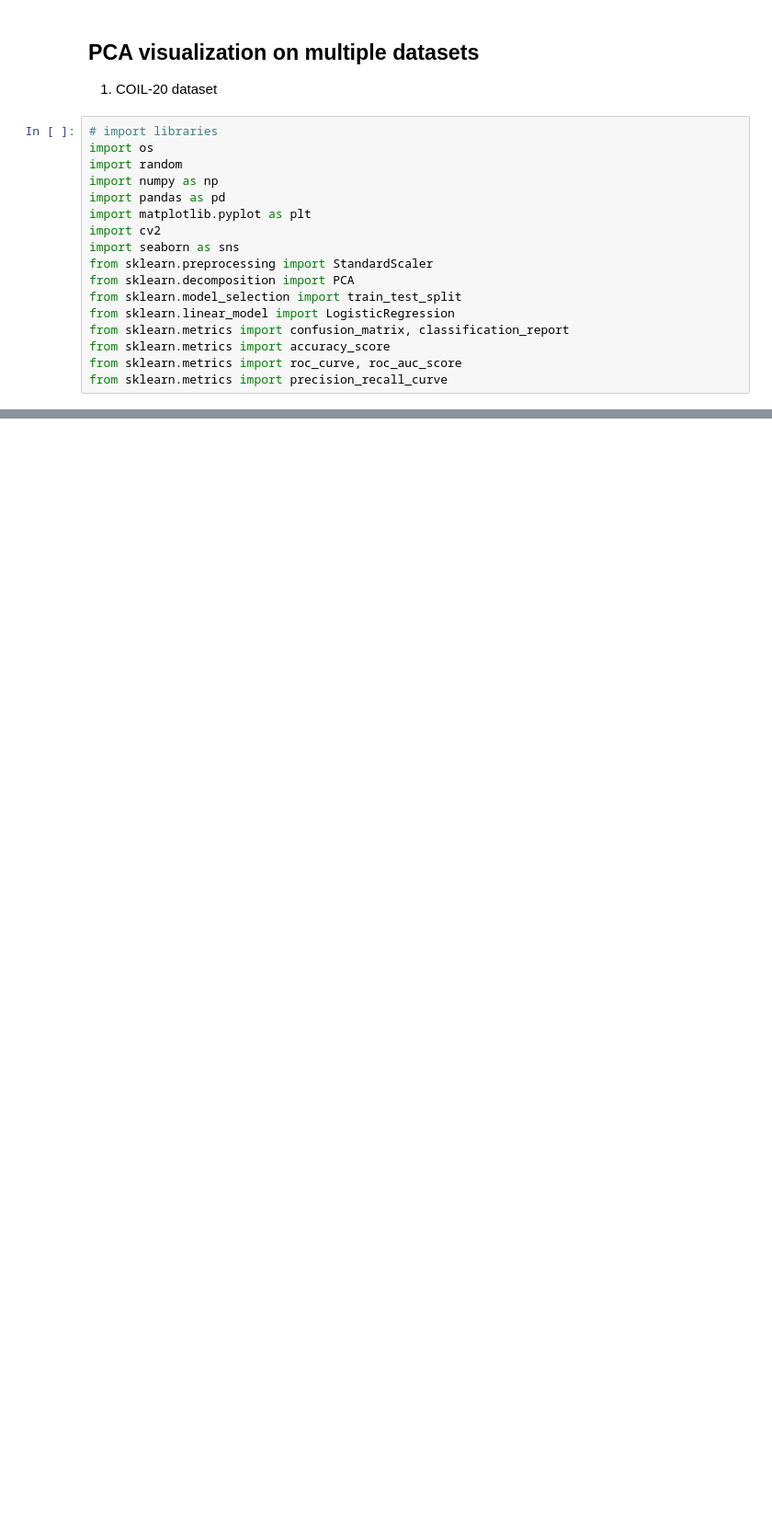
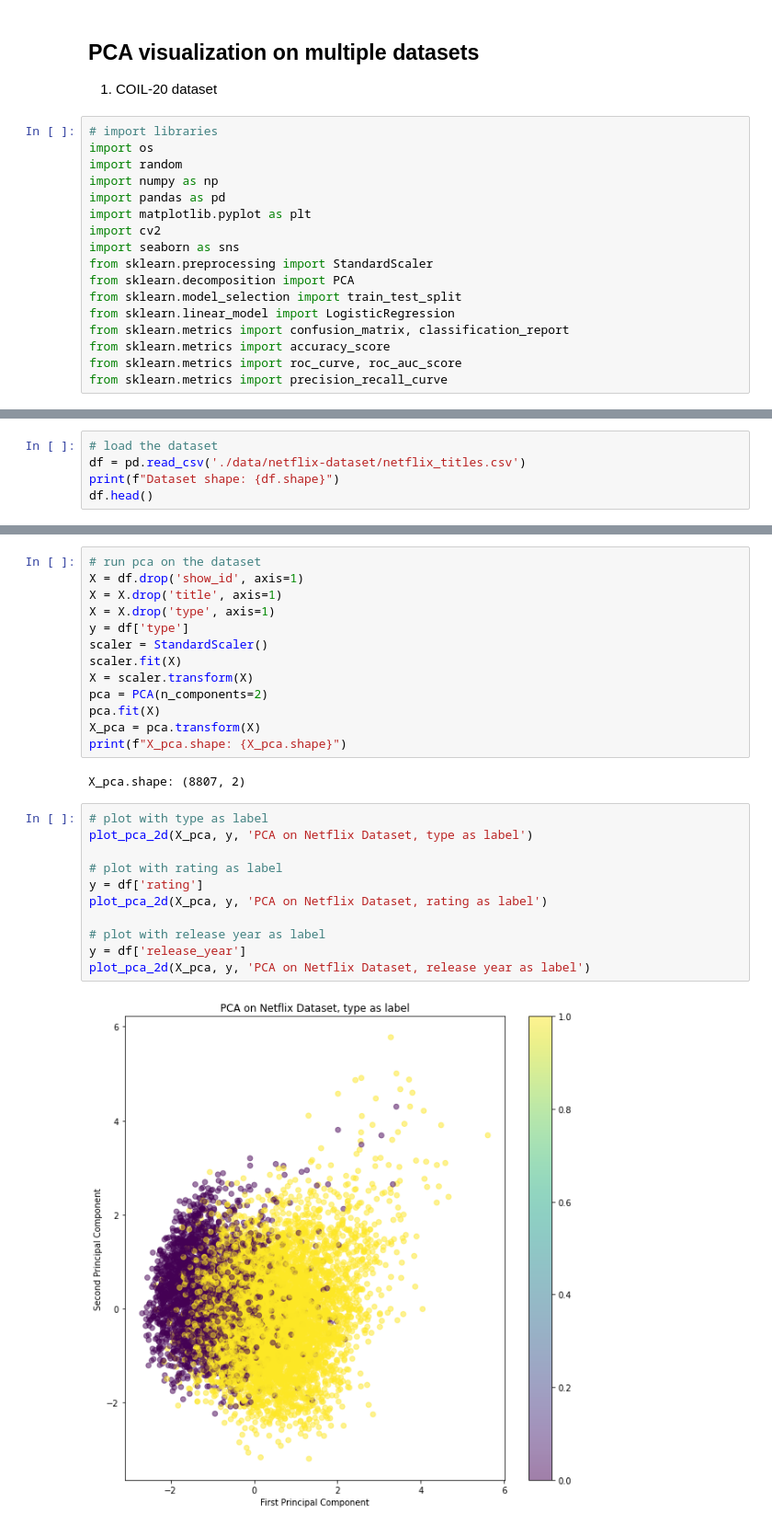
Before and after one commit to KarmanjyotSingh/tsne, a Jupyter notebook: pca.ipynb, the cells around one changed output, grey strips where cells are left out. Shown at 92% size. Saved outputs shown, nothing was run; the diff lists cells and outputs as text; blank space fills up the shorter version.

Commit message:
netflix dataset done

```diff
--- a/pca.ipynb
+++ b/pca.ipynb
@@ -74,0 +88,5 @@ plt.show()
+# %%
+# load the dataset
+df = pd.read_csv('./data/netflix-dataset/netflix_titles.csv')
+print(f"Dataset shape: {df.shape}")
+df.head()
@@ -74,0 +132,28 @@ plt.show()
+# %%
+# run pca on the dataset
+X = df.drop('show_id', axis=1)
+X = X.drop('title', axis=1)
+X = X.drop('type', axis=1)
+y = df['type']
+scaler = StandardScaler()
+scaler.fit(X)
+X = scaler.transform(X)
+pca = PCA(n_components=2)
+pca.fit(X)
+X_pca = pca.transform(X)
+print(f"X_pca.shape: {X_pca.shape}")
+# %% [output]
+X_pca.shape: (8807, 2)
+# %%
+# plot with type as label
+plot_pca_2d(X_pca, y, 'PCA on Netflix Dataset, type as label')
+
+# plot with rating as label
+y = df['rating']
+plot_pca_2d(X_pca, y, 'PCA on Netflix Dataset, rating as label')
+
+# plot with release year as label
+y = df['release_year']
+plot_pca_2d(X_pca, y, 'PCA on Netflix Dataset, release year as label')
+# %% [output]
+[figure, added]
```
Also changed, not shown: parts of 10 cells of this notebook.
